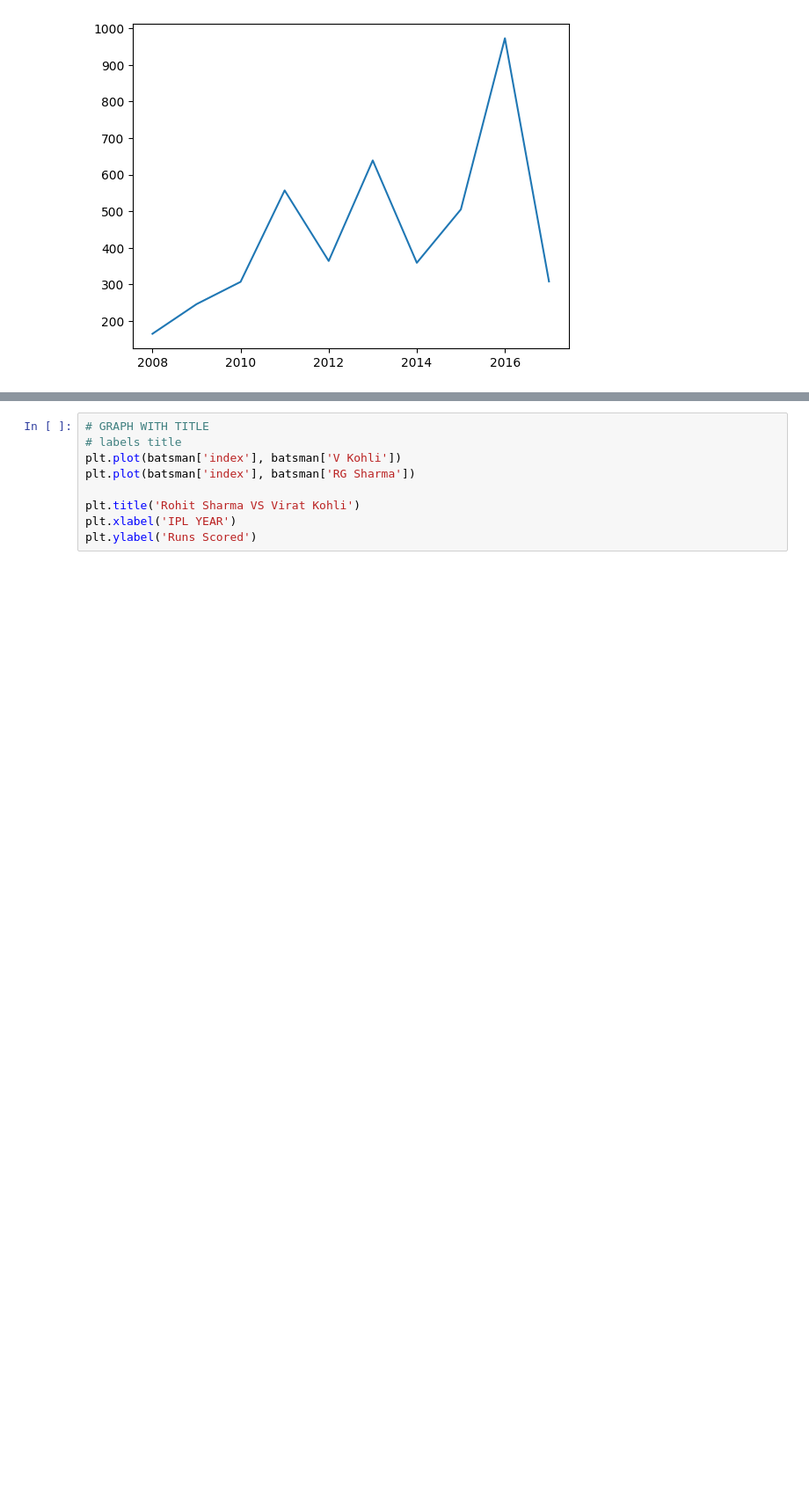
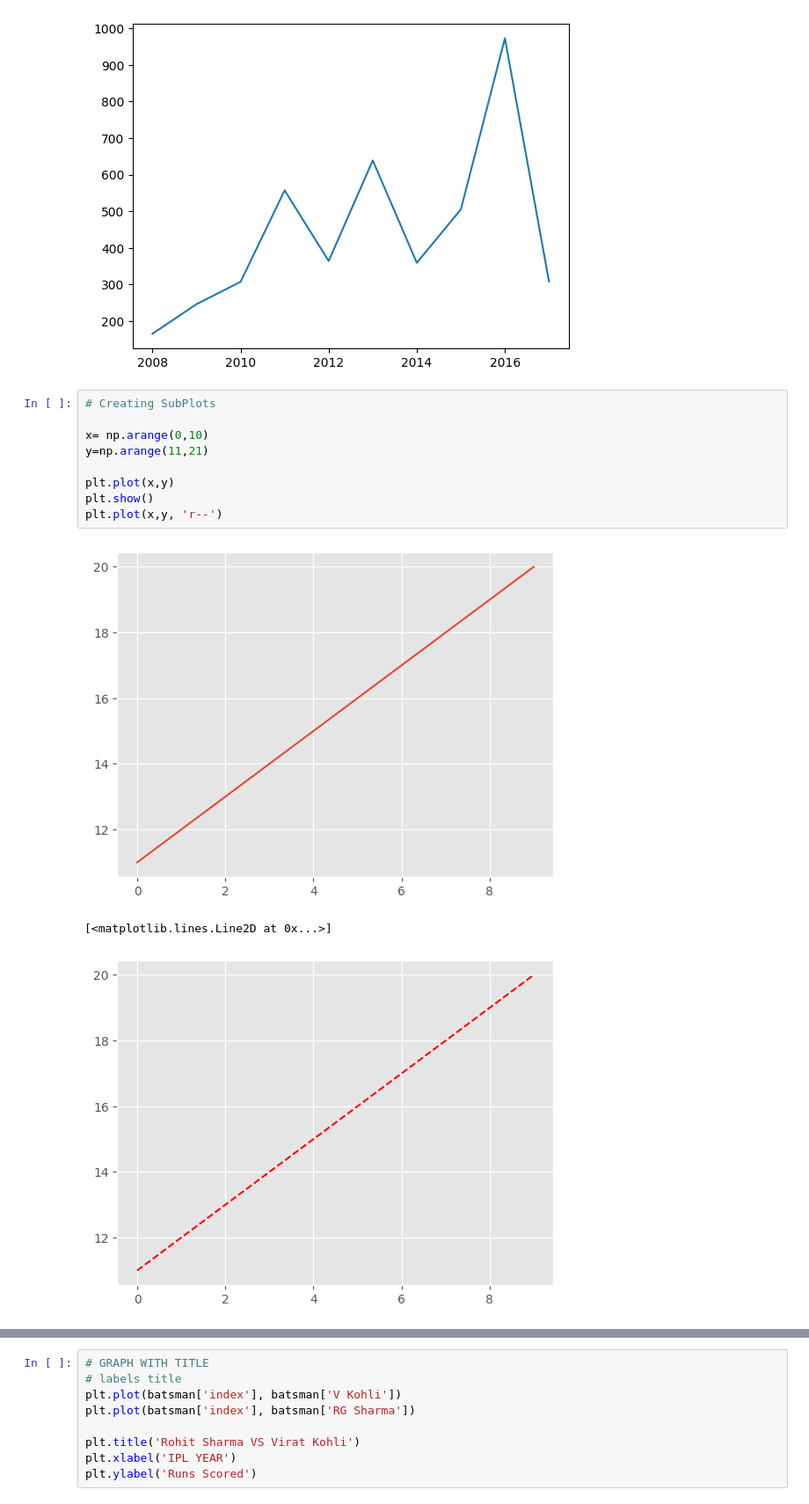
Before and after one commit to ChandanMalakar/MatPLotLib, a Jupyter notebook: Matplotlib.ipynb, the cells around one changed output, grey strips where cells are left out. Shown at 88% size. Saved outputs shown, nothing was run; the diff lists cells and outputs as text; blank space fills up the shorter version.

Commit message:
All 4 Charts

```diff
--- a/Matplotlib.ipynb
+++ b/Matplotlib.ipynb
@@ -48,3 +48,16 @@ plt.plot(batsman['index'], batsman['V Kohli'])
 # %% [output]
 [<matplotlib.lines.Line2D at 0x...>]
 [figure]
+# %%
+# Creating SubPlots
+
+x= np.arange(0,10)
+y=np.arange(11,21)
+
+plt.plot(x,y)
+plt.show()
+plt.plot(x,y, 'r--')
+# %% [output]
+[figure, added]
+[<matplotlib.lines.Line2D at 0x...>]
+[figure, added]
```
Also changed, not shown: parts of 12 cells of this notebook.
